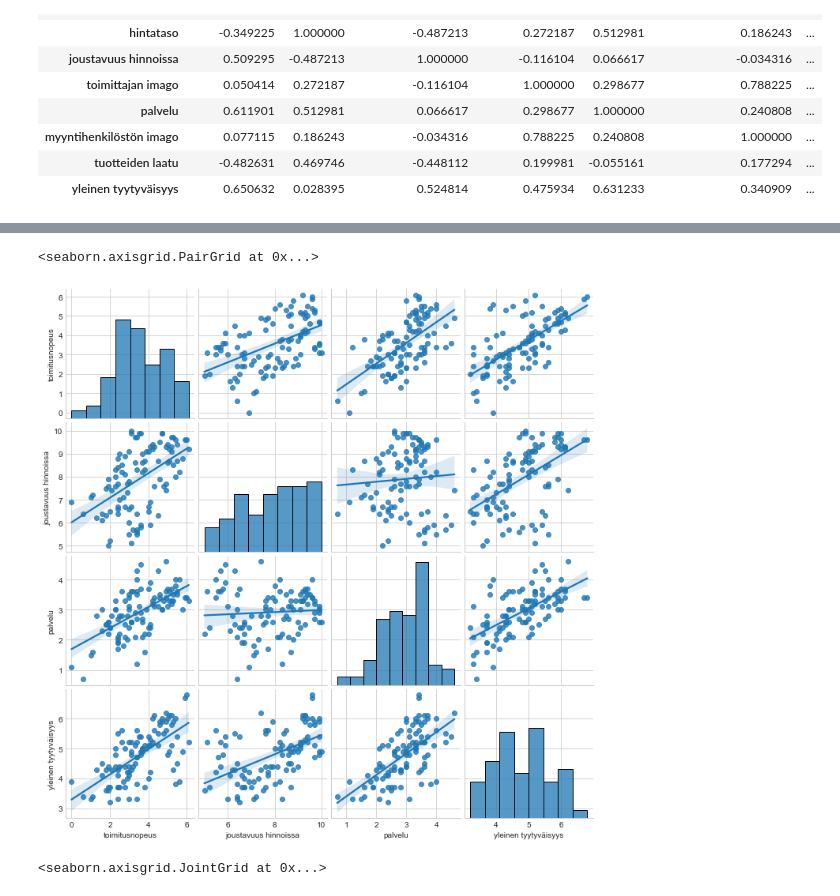
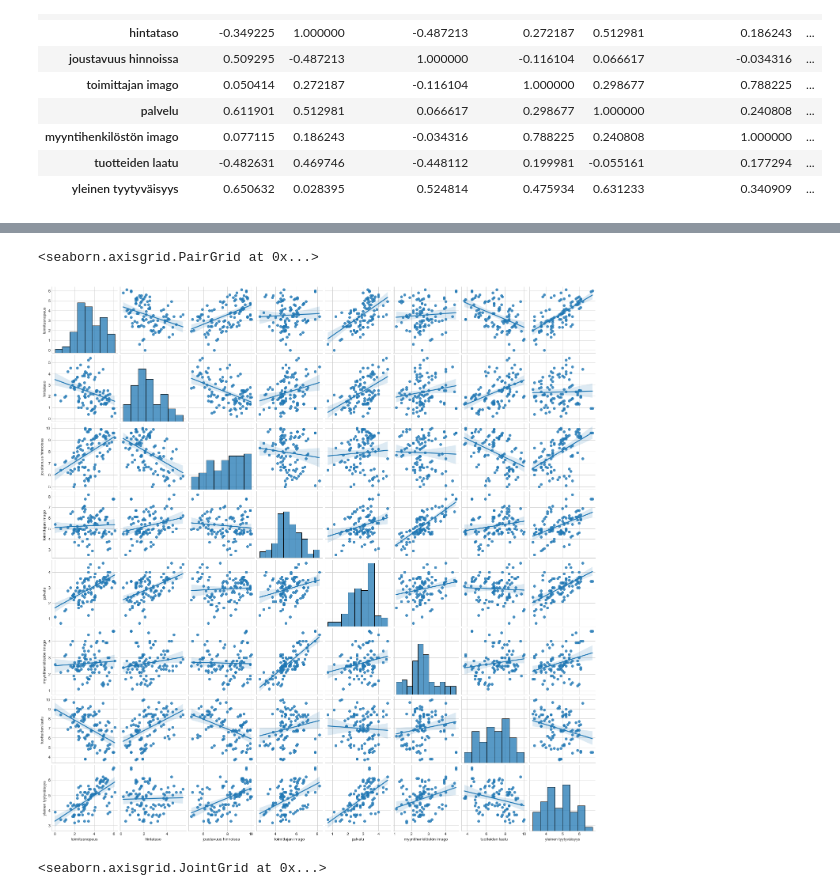
Before and after one commit to taanila/selittava, a Jupyter notebook: korrelaatio.ipynb, the cells around one changed output, grey strips where cells are left out. Saved outputs shown, nothing was run; the diff lists cells and outputs as text; code cells hidden in the pictures.

```diff
--- a/korrelaatio.ipynb
+++ b/korrelaatio.ipynb
@@ -19,7 +16,7 @@ plt.style.use('seaborn-whitegrid')
 # %%
 # Data, jossa yritysasiakkaiden mielikuvia tavarantoimittajayrityksestä
 # Asteikko: 0 = huono - 10 = erinomainen
-df = pd.read_excel('http://taanila.fi/data3.xlsx')
+df = pd.read_excel('https://taanila.fi/data3.xlsx')
 df
 # %% [output]
 |  | nro | toimitusnopeus | hintataso | joustavuus hinnoissa | toimittajan imago | palvelu | ... |
@@ -65,8 +58,9 @@ Mukaan kannattaa ottaa yhtä aikaa tarkasteluun vain sen verran muuttujia että
 # %%
+# Korrelaatioiden visuaalinen tarkastelu hajontakaavioina
+# Pairplotin laskeminen näin monesta muuttujasta kestää hetken aikaa
 # kind-parametrin arvo 'reg' lisää mukaan trendiviivat
-sns.pairplot(data=df[['toimitusnopeus', 'joustavuus hinnoissa', 'palvelu',
-                      'yleinen tyytyväisyys']], kind='reg' )
+sns.pairplot(df, kind='reg')
 # %% [output]
 <seaborn.axisgrid.PairGrid at 0x...>
-[figure, old version]
+[figure, new version]
 # %%
```
Also changed, not shown: parts of 6 cells of this notebook.
